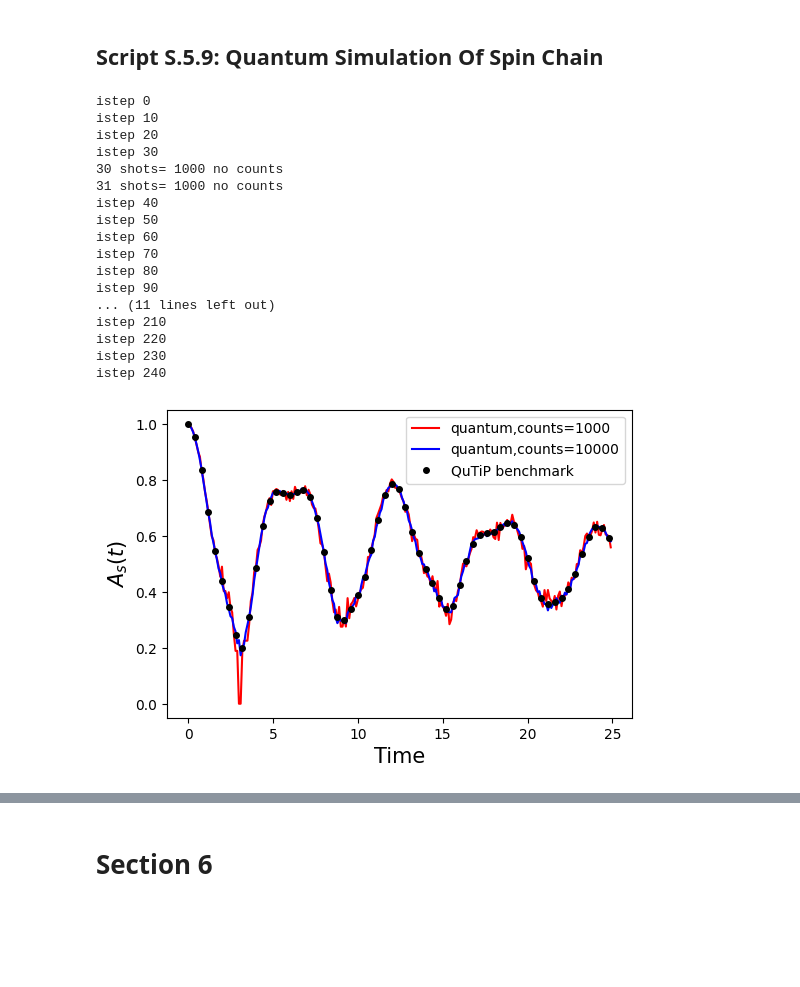
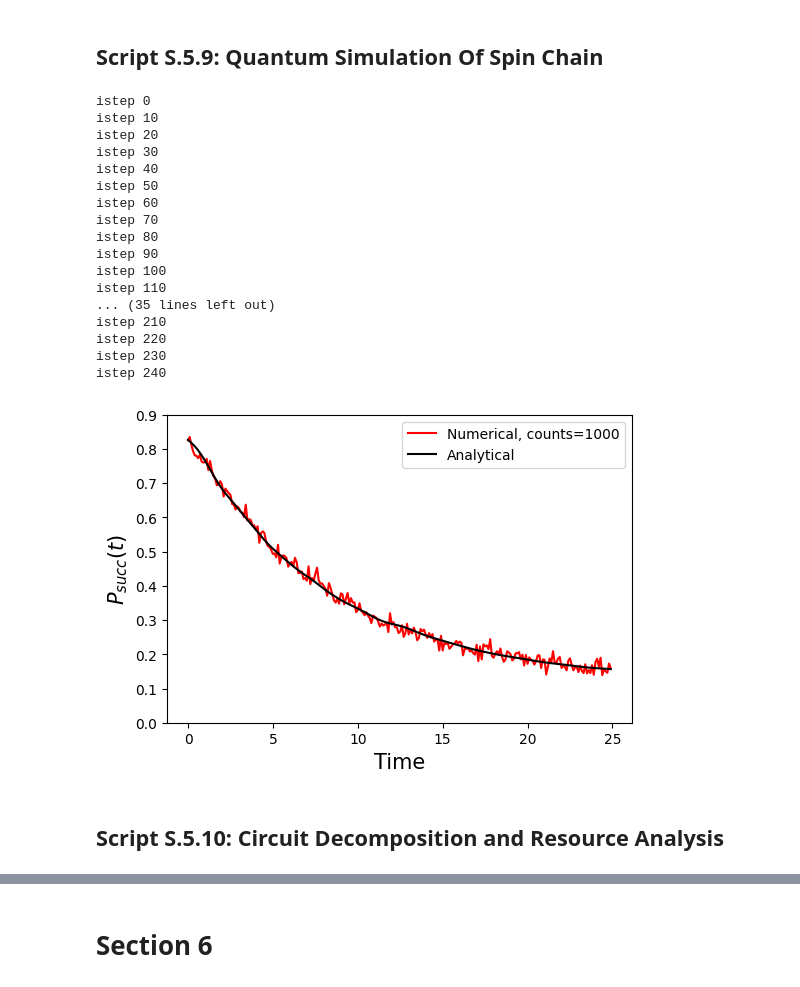
Before and after one commit to batistagroup/qflux, a Jupyter notebook: demos/manuscript/SI_IV.ipynb, the cells around one changed output, grey strips where cells are left out. Cells and saved outputs as stored; diff of their text form; code cells hidden in the pictures; blank space fills up the shorter version.

```diff
--- a/demos/manuscript/SI_IV.ipynb
+++ b/demos/manuscript/SI_IV.ipynb
@@ -440,6 +471,7 @@ rho0_sdam_dil = np.concatenate((vec0_sdam,np.zeros(Nsys_1spin**2)))
 aersim = AerSimulator()
 shots = 2000
 Pop_qc = np.zeros((len(time_sdam),2),dtype=np.float64)
+P_success = np.zeros((len(time_sdam),2),dtype=np.float64)
 
 for i in range(len(time_sdam)):
     if(i%100==0):print('istep',i)
@@ -464,6 +496,13 @@ for i in range(len(time_sdam)):
         Pop_qc[i,1] = np.sqrt(counts1['011']/shots)*norm*norm0_sdam
     else:
         print(i,'shots=',shots,"no counts for up state")
+
+    #determine success counts with ancilla at |0>
+    success_counts = 0
+    for key in counts1:
+      if(key[0]=='0'): success_counts+= counts1[key]
+    P_success[i,0] = success_counts / shots
+    P_success[i,1] = LA.norm(1/norm*Gprop_sdam[i]@vec0_sdam)**2
 # %% [output]
 istep 0
 istep 100
@@ -666,6 +899,7 @@ aersim=AerSimulator()
 shots_arr = [1000,10000]
 As_qc_1k = np.zeros((nsteps),dtype=np.float64)
 As_qc_1w = np.zeros((nsteps),dtype=np.float64)
+P_success = np.zeros((nsteps,3),dtype=np.float64)
 As_qc = [As_qc_1k,As_qc_1w]
 nsteps = len(time_arr)
 
@@ -690,6 +924,15 @@ for i in range(nsteps):
 
     for ishot in range(len(shots_arr)):
         counts1 = aersim.run(qc,shots=shots_arr[ishot]).result().get_counts()
+
+        #determine success counts with ancilla at |0>
+        success_counts = 0
+        for key in counts1:
+          if(key[0]=='0'): success_counts+= counts1[key]
+        P_success[i,ishot] = success_counts / shots_arr[ishot]
+        #success probility: analytical expression
+        P_success[i,2] = LA.norm(1/norm*Gprop_sc[i]@rho0_sc.reshape(Nsys_sc**2),2)**2
+
         if '0011011' in counts1:
             survi_amp = np.sqrt(counts1['0011011']/shots_arr[ishot])*norm
             As_qc[ishot][i] = np.sqrt(survi_amp)
@@ -700,15 +943,15 @@ istep 0
 istep 10
 istep 20
 istep 30
-30 shots= 1000 no counts
-31 shots= 1000 no counts
 istep 40
 istep 50
 istep 60
 istep 70
 istep 80
 istep 90
-... (11 lines left out)
+istep 100
+istep 110
+... (35 lines left out)
 istep 210
 istep 220
 istep 230
@@ -716,13 +959,16 @@ istep 240
 # %%
 import matplotlib.pyplot as plt
 
 plt.figure(figsize=(6,4))
-plt.plot(time_arr,As_qc_1k[:],'r-',label=f"quantum,counts={1000}")
-plt.plot(time_arr,As_qc_1w[:],'b-',label=f"quantum,counts={10000}")
-plt.plot(time_arr,As_qutip,'ko',markersize=4,markevery=4,label="QuTiP benchmark")
+plt.plot(time_arr,P_success[:,0],'r-',label=f"Numerical, counts={1000}")
+#plt.plot(time_arr,P_success[:,1],'b-',label=f"success_probility,counts={10000}")
+plt.plot(time_arr,P_success[:,2],'k-',label=f"Analytical")
 plt.xlabel('Time',fontsize=15)
-plt.ylabel('$A_s(t)$',fontsize=15)
+plt.ylabel('$P_{succ}(t)$',fontsize=15)
+plt.ylim(0,0.9)
 plt.legend(loc = 'upper right')
 plt.show()
 # %% [output]
-[figure, old version]
+[figure, new version]
+# %% [markdown]
+## Script S.5.10: Circuit Decomposition and Resource Analysis <a name="ScriptSpt5pt10"></a>
```
Also changed, not shown: parts of 34 cells of this notebook.
